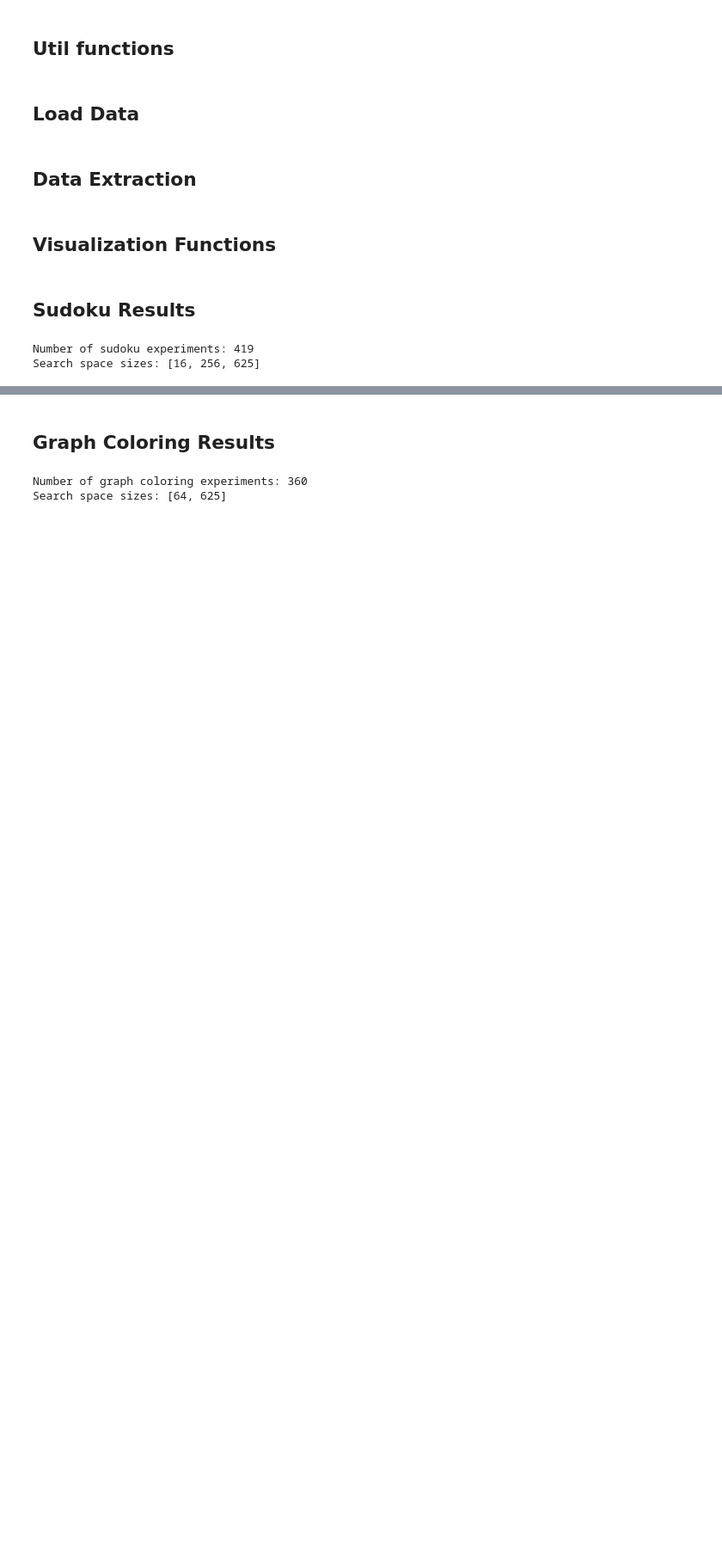
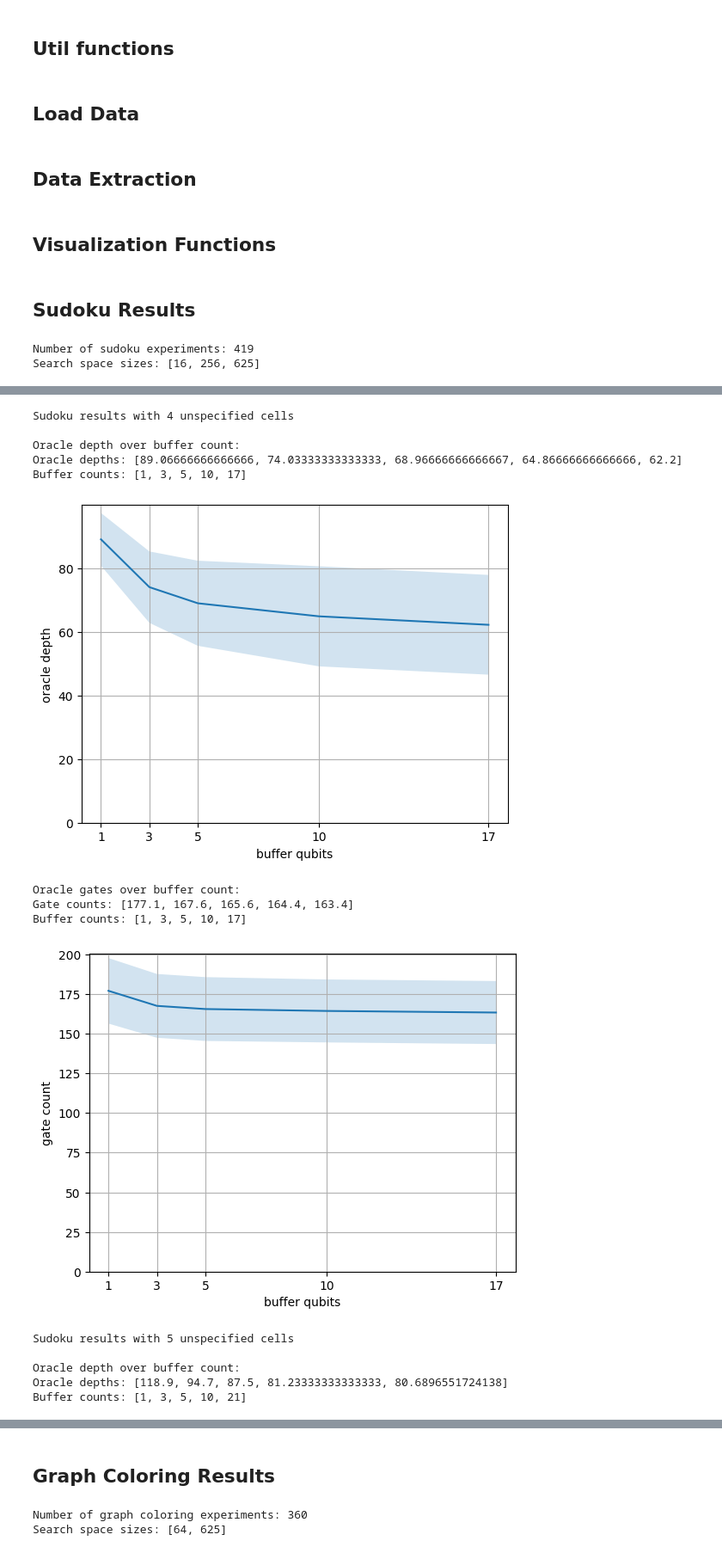
Before and after one commit to westoun/gospl, a Jupyter notebook: evaluation/evaluation.ipynb, the cells around one changed output, grey strips where cells are left out. Shown at 86% size. Saved outputs shown, nothing was run; the diff lists cells and outputs as text; code cells hidden in the pictures; blank space fills up the shorter version.

```diff
--- a/evaluation/evaluation.ipynb
+++ b/evaluation/evaluation.ipynb
@@ -558,0 +550,22 @@ Buffer counts: [1, 3, 5, 10, 17]
+# %%
+variable_counts = get_variable_counts(sudoku_experiments)
+
+for variable_count in variable_counts:
+    rel_sudoku_experiments = filter_experiments(
+        sudoku_experiments, params={
+            "variable_count": variable_count
+        }
+    )
+
+    printb(f"\nSudoku results with {variable_count} unspecified cells\n")
+
+    print("Oracle depth over buffer count:")
+    plot_oracle_depth_per_buffer_count(
+        rel_sudoku_experiments, target_path=f"figures/sudoku_{variable_count}v_circuit_depths.png"
+    )
+
+    print("Oracle gates over buffer count:")
+    plot_oracle_gates_per_buffer_count(
+        rel_sudoku_experiments
+    )
+# %% [output]
@@ -558,0 +582,15 @@ Buffer counts: [1, 3, 5, 10, 17]
+Sudoku results with 4 unspecified cells
+
+Oracle depth over buffer count:
+Oracle depths: [89.06666666666666, 74.03333333333333, 68.96666666666667, 64.86666666666666, 62.2]
+Buffer counts: [1, 3, 5, 10, 17]
+[figure, added]
+Oracle gates over buffer count:
+Gate counts: [177.1, 167.6, 165.6, 164.4, 163.4]
+Buffer counts: [1, 3, 5, 10, 17]
+[figure, added]
+Sudoku results with 5 unspecified cells
+
+Oracle depth over buffer count:
+Oracle depths: [118.9, 94.7, 87.5, 81.23333333333333, 80.6896551724138]
+Buffer counts: [1, 3, 5, 10, 21]
```
Also changed, not shown: parts of 9 cells of this notebook.
